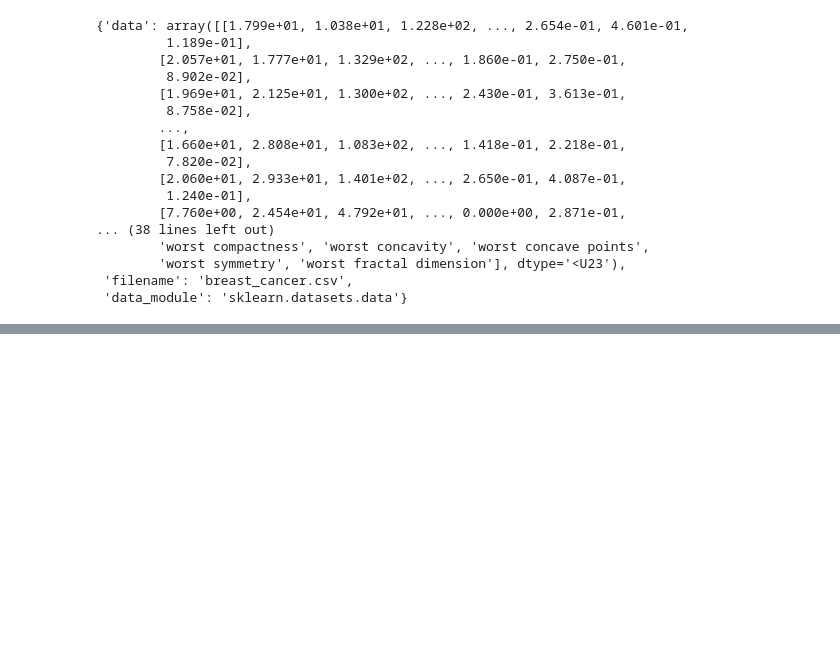
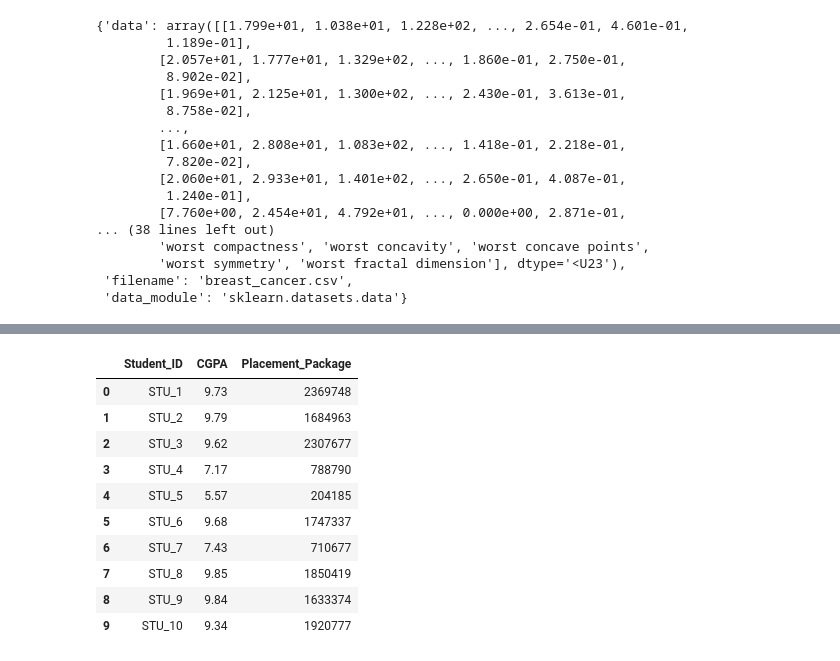
Before and after one commit to Jatingpt/ML-Repository, a Jupyter notebook: ML_Repository.ipynb, the cells around one changed output, grey strips where cells are left out. Cells and saved outputs as stored; diff of their text form; code cells hidden in the pictures; blank space fills up the shorter version.

```diff
--- a/ML_Repository.ipynb
+++ b/ML_Repository.ipynb
@@ -169,0 +282,17 @@ df
+# %%
+from pickle import DEFAULT_PROTOCOL
+file = "/content/cgpa_vs_placement.xlsx"
+df = pd.read_excel(file)
+df.head(10)
+# %% [output]
+|  | Student_ID | CGPA | Placement_Package |
+| 0 | STU_1 | 9.73 | 2369748 |
+| 1 | STU_2 | 9.79 | 1684963 |
+| 2 | STU_3 | 9.62 | 2307677 |
+| 3 | STU_4 | 7.17 | 788790 |
+| 4 | STU_5 | 5.57 | 204185 |
+| 5 | STU_6 | 9.68 | 1747337 |
+| 6 | STU_7 | 7.43 | 710677 |
+| 7 | STU_8 | 9.85 | 1850419 |
+| 8 | STU_9 | 9.84 | 1633374 |
+| 9 | STU_10 | 9.34 | 1920777 |
```
Also changed, not shown: parts of 18 cells of this notebook.
